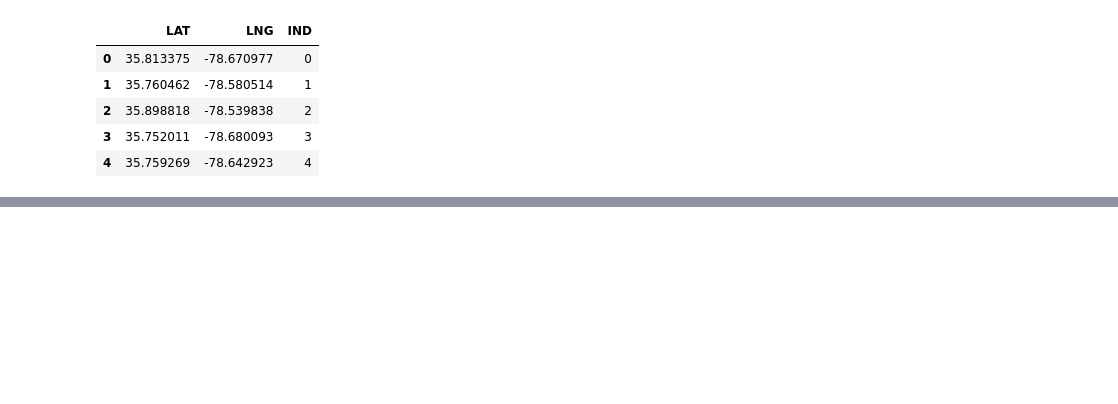
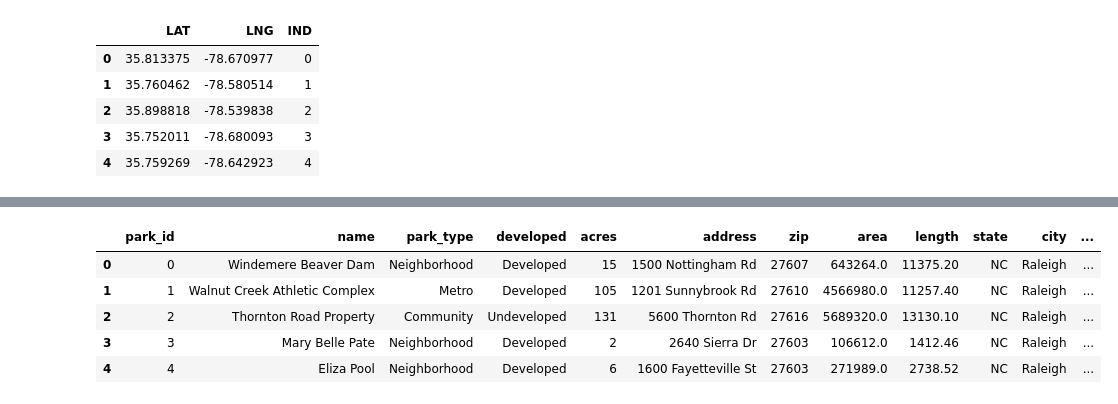
Before and after one commit to joshseymour/Project_2, a Jupyter notebook: Parks_Pipeline.ipynb, the cells around one changed output, grey strips where cells are left out. Drawn from its saved outputs; the diff is of its cells as text; code cells hidden in the pictures; blank space fills up the shorter version.

```diff
--- a/Parks_Pipeline.ipynb
+++ b/Parks_Pipeline.ipynb
@@ -115,0 +142,9 @@ pd.merge(df, lat_lng_df, left_on=df.index, right_on=lat_lng_df.IND, how='inner')
+# %%
+pd.read_sql_query('select * from parks', con=engine).head()
+# %% [output]
+|  | park_id | name | park_type | developed | acres | address | zip | area | length | state | city | ... |
+| 0 | 0 | Windemere Beaver Dam | Neighborhood | Developed | 15 | 1500 Nottingham Rd | 27607 | 643264.0 | 11375.20 | NC | Raleigh | ... |
+| 1 | 1 | Walnut Creek Athletic Complex | Metro | Developed | 105 | 1201 Sunnybrook Rd | 27610 | 4566980.0 | 11257.40 | NC | Raleigh | ... |
+| 2 | 2 | Thornton Road Property | Community | Undeveloped | 131 | 5600 Thornton Rd | 27616 | 5689320.0 | 13130.10 | NC | Raleigh | ... |
+| 3 | 3 | Mary Belle Pate | Neighborhood | Developed | 2 | 2640 Sierra Dr | 27603 | 106612.0 | 1412.46 | NC | Raleigh | ... |
+| 4 | 4 | Eliza Pool | Neighborhood | Developed | 6 | 1600 Fayetteville St | 27603 | 271989.0 | 2738.52 | NC | Raleigh | ... |
```
Also changed, not shown: parts of 12 cells of this notebook, 1 other file.
